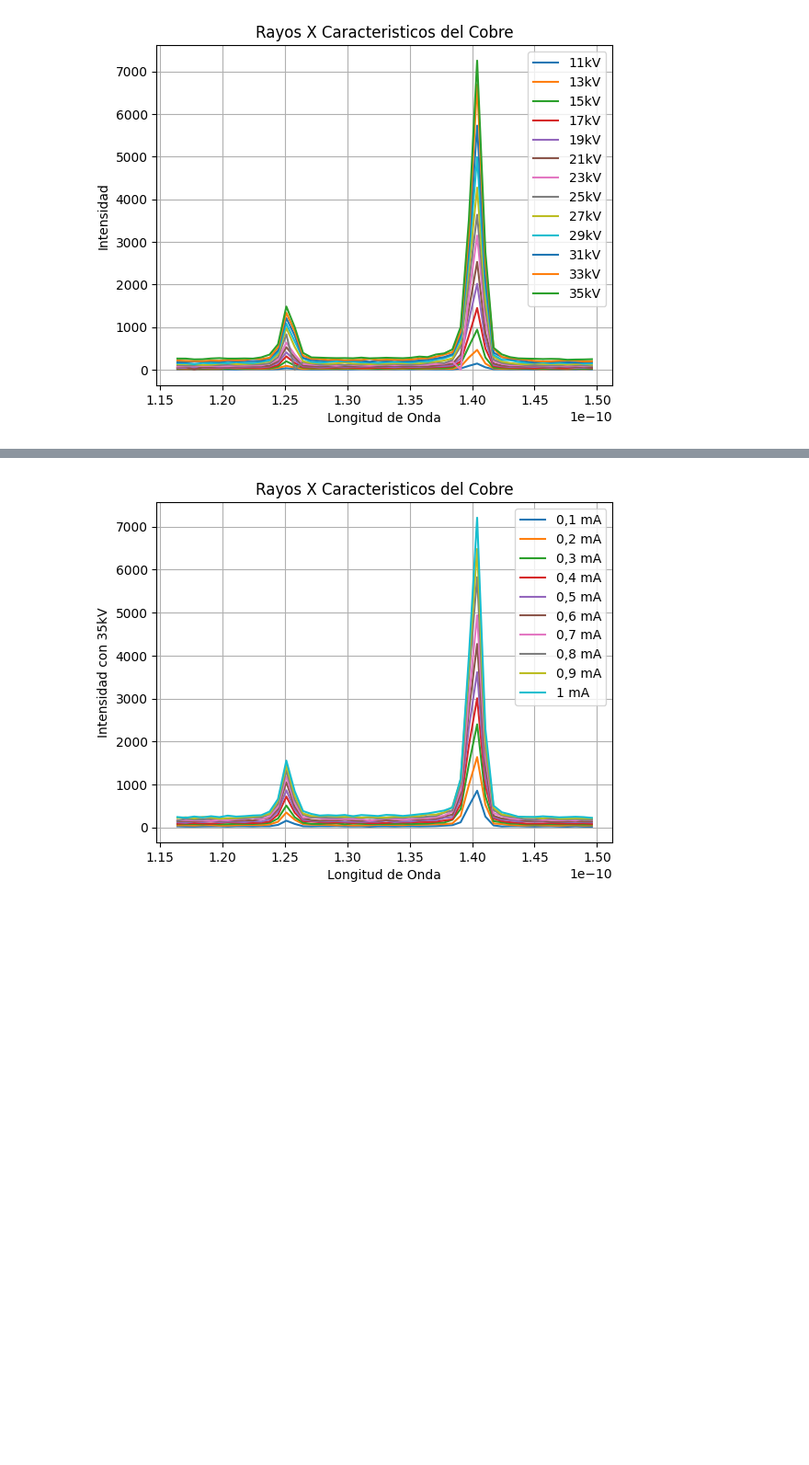
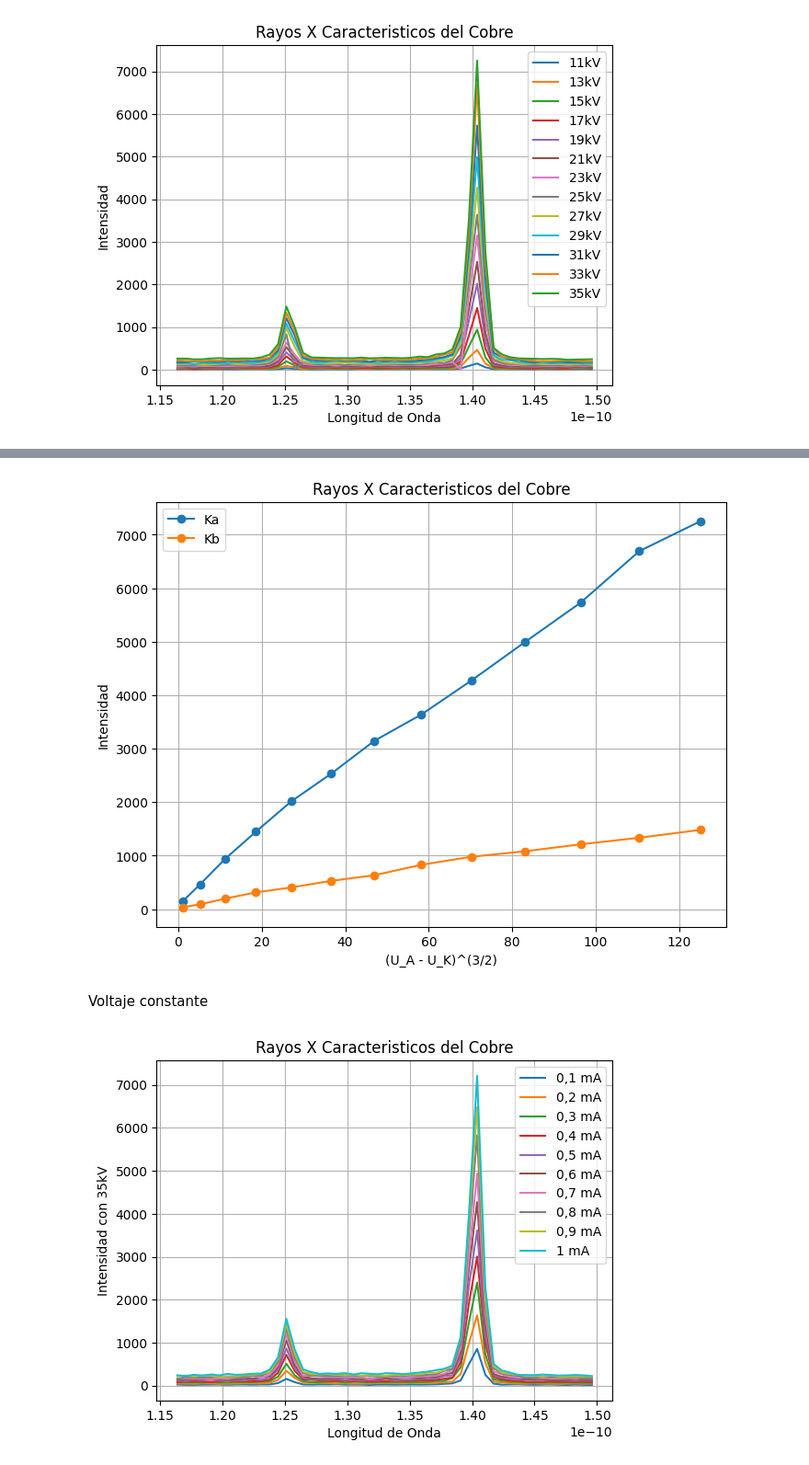
Before and after one commit to LabIntermedio/COD-INTERMEDIO, a Jupyter notebook: Rayos X/Rayos X.ipynb, the cells around one changed output, grey strips where cells are left out. Shown at 92% size. Saved outputs shown, nothing was run; the diff lists cells and outputs as text; code cells hidden in the pictures; blank space fills up the shorter version.

```diff
--- a/Rayos X/Rayos X.ipynb
+++ b/Rayos X/Rayos X.ipynb
@@ -384,3 +400,83 @@ Kb.append([Kb35,35])
+# %%
+i_ka = 38
+Ka=[]
+i_kb = 15
+Kb=[]
+
+Ka11=actividad3a['Tasa con 11kV'][i_ka]
+Ka.append([Ka11,(11-9.979)**(3/2)])
+Ka13=actividad3a['Tasa con 13kV'][i_ka]
+Ka.append([Ka13,(13-9.979)**(3/2)])
+Ka15=actividad3a['Tasa con 15kV'][i_ka]
+Ka.append([Ka15,(15-9.979)**(3/2)])
+Ka17=actividad3a['Tasa con 17kV'][i_ka]
+Ka.append([Ka17,(17-9.979)**(3/2)])
+Ka19=actividad3a['Tasa con 19kV'][i_ka]
+Ka.append([Ka19,(19-9.979)**(3/2)])
+Ka21=actividad3a['Tasa con 21kV'][i_ka]
+Ka.append([Ka21,(21-9.979)**(3/2)])
+Ka23=actividad3a['Tasa con 23kV'][i_ka]
+Ka.append([Ka23,(23-9.979)**(3/2)])
+Ka25=actividad3a['Tasa con 25kV'][i_ka]
+Ka.append([Ka25,(25-9.979)**(3/2)])
+Ka27=actividad3a['Tasa con 27kV'][i_ka]
+Ka.append([Ka27,(27-9.979)**(3/2)])
+Ka29=actividad3a['Tasa con 29kV'][i_ka]
+Ka.append([Ka29,(29-9.979)**(3/2)])
+Ka31=actividad3a['Tasa con 31kV'][i_ka]
+Ka.append([Ka31,(31-9.979)**(3/2)])
+Ka33=actividad3a['Tasa con 33kV'][i_ka]
+Ka.append([Ka33,(33-9.979)**(3/2)])
+Ka35=actividad3a['Tasa con 35kV'][i_ka]
+Ka.append([Ka35,(35-9.979)**(3/2)])
+Kb11=actividad3a['Tasa con 11kV'][i_kb]
+Kb.append([Kb11,(11-9.979)**(3/2)])
+Kb13=actividad3a['Tasa con 13kV'][i_kb]
+Kb.append([Kb13,(13-9.979)**(3/2)])
+Kb15=actividad3a['Tasa con 15kV'][i_kb]
+Kb.append([Kb15,(15-9.979)**(3/2)])
+Kb17=actividad3a['Tasa con 17kV'][i_kb]
+Kb.append([Kb17,(17-9.979)**(3/2)])
+Kb19=actividad3a['Tasa con 19kV'][i_kb]
+Kb.append([Kb19,(19-9.979)**(3/2)])
+Kb21=actividad3a['Tasa con 21kV'][i_kb]
+Kb.append([Kb21,(21-9.979)**(3/2)])
+Kb23=actividad3a['Tasa con 23kV'][i_kb]
+Kb.append([Kb23,(23-9.979)**(3/2)])
+Kb25=actividad3a['Tasa con 25kV'][i_kb]
+Kb.append([Kb25,(25-9.979)**(3/2)])
+Kb27=actividad3a['Tasa con 27kV'][i_kb]
+Kb.append([Kb27,(27-9.979)**(3/2)])
+Kb29=actividad3a['Tasa con 29kV'][i_kb]
+Kb.append([Kb29,(29-9.979)**(3/2)])
+Kb31=actividad3a['Tasa con 31kV'][i_kb]
+Kb.append([Kb31,(31-9.979)**(3/2)])
+Kb33=actividad3a['Tasa con 33kV'][i_kb]
+Kb.append([Kb33,(33-9.979)**(3/2)])
+Kb35=actividad3a['Tasa con 35kV'][i_kb]
+Kb.append([Kb35,(35-9.979)**(3/2)])
+
+# Extraer las coordenadas x e y
+x_ka = [punto[1] for punto in Ka]  # Lista de los valores x
+y_ka = [punto[0] for punto in Ka]  # Lista de los valores y
+x_kb = [punto[1] for punto in Kb]  # Lista de los valores x
+y_kb = [punto[0] for punto in Kb]  # Lista de los valores y
+
+# Crear el gráfico
+plt.figure(figsize=(8, 6))
+plt.plot(x_ka, y_ka, 'o-', label='Ka')  # 'o-' para líneas con puntos
+plt.plot(x_kb, y_kb, 'o-', label='Kb')  # 'o-' para líneas con puntos
+
+plt.title('Rayos X Caracteristicos del Cobre')
+plt.xlabel('(U_A - U_K)^(3/2)')
+plt.ylabel('Intensidad')
+plt.grid()
+plt.legend()
+plt.show()
+# %% [output]
+[figure, added]
+# %% [markdown]
+Voltaje constante
 # %%
 longitudes_de_onda=ley_de_bragg(actividad3b_01['ﾁngulo del crista'])
 plt.plot(longitudes_de_onda,actividad3b_01['Tasa con 35kV'],label='0,1 mA')
```
Also changed, not shown: parts of 2 cells of this notebook.
